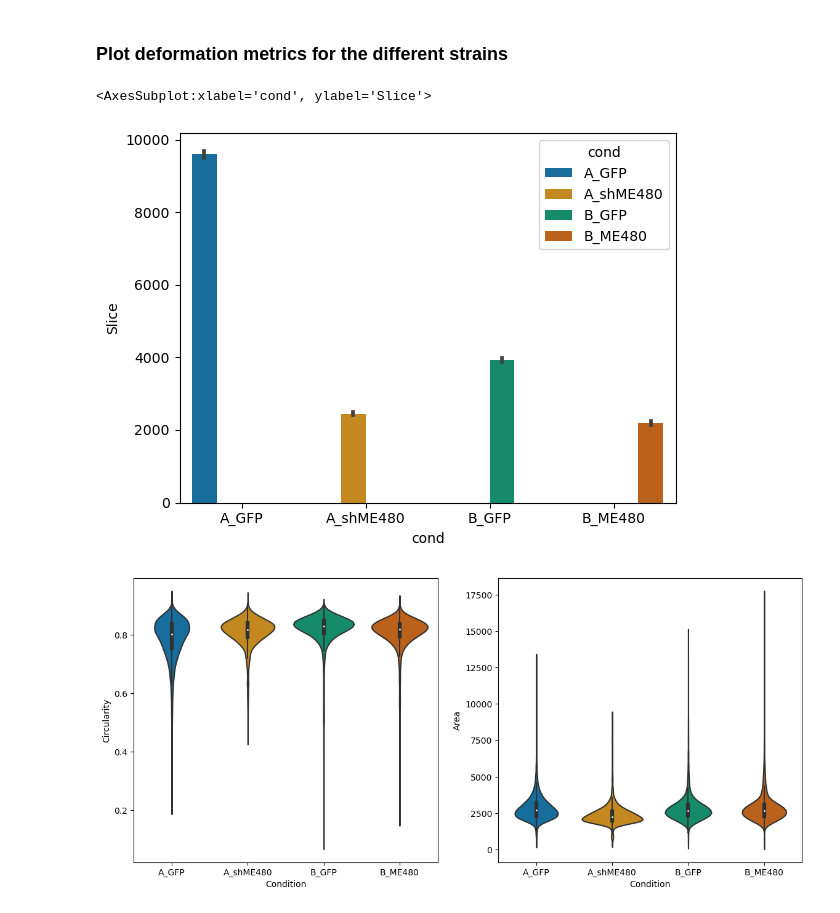
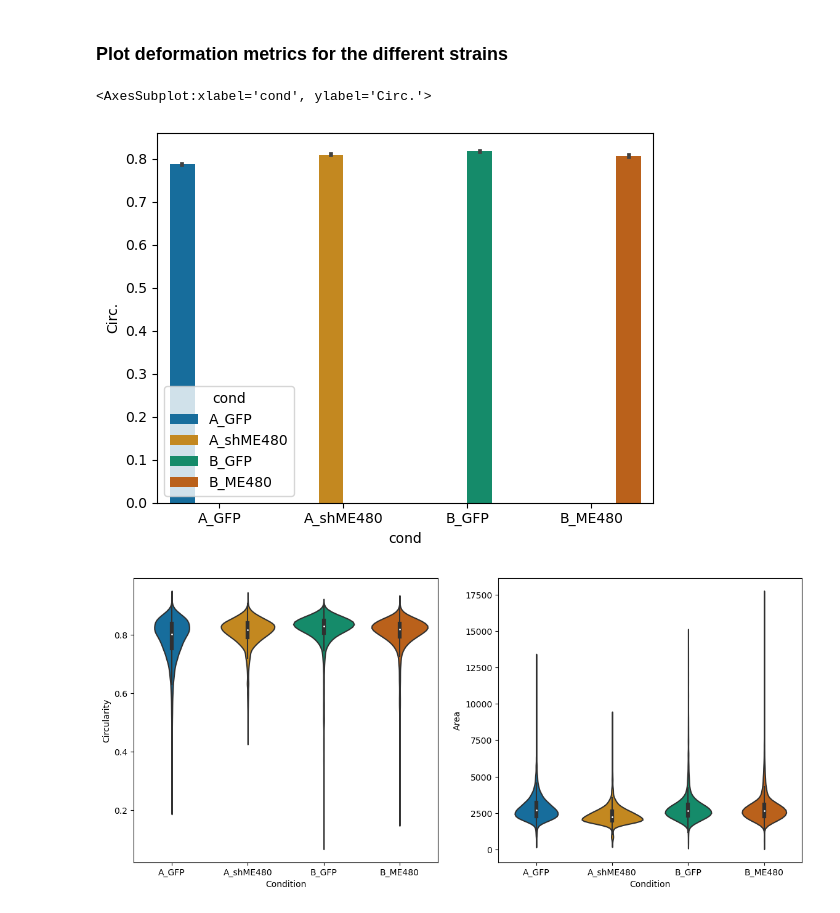
Before and after one commit to ClarissePierre/Mechanobiology-Group9, a Jupyter notebook: Project_2/Part_C.ipynb, the cells around one changed output. Drawn from its saved outputs; the diff is of its cells as text; code cells hidden in the pictures.

```diff
--- a/Project_2/Part_C.ipynb
+++ b/Project_2/Part_C.ipynb
@@ -302,13 +302,15 @@ data1=pd.concat([A_GFP,A_ShME480,B_GFP,B_ME480])
 # save the resulting dataframe as a csv
 
 data1.to_csv('data/dataC.csv')
+# %%
+data1=pd.read_csv('data/dataC.csv')
 # %%
 # Plotting
 sns.set_palette('colorblind')
-sns.barplot(data=data1,x='cond',y='Slice',hue='cond')
+sns.barplot(data=data1,x='cond',y='Circ.',hue='cond')
 # %% [output]
-<AxesSubplot:xlabel='cond', ylabel='Slice'>
+<AxesSubplot:xlabel='cond', ylabel='Circ.'>
-[figure, old version]
+[figure, new version]
 # %%
 metrics=['Circ.','Area']
 fig, axes = plt.subplots(1, 2, sharex=True, figsize=(14,6))
```
